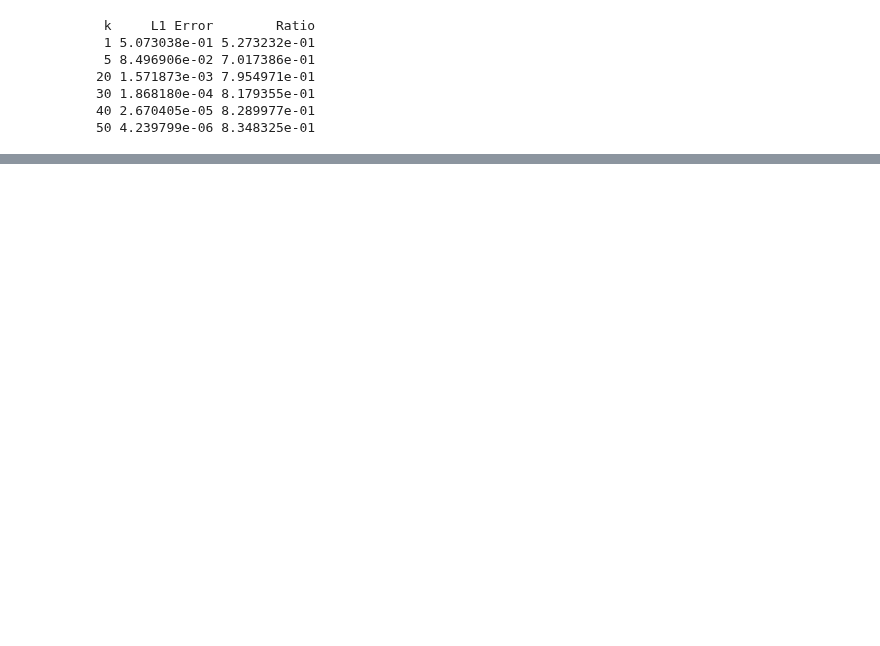
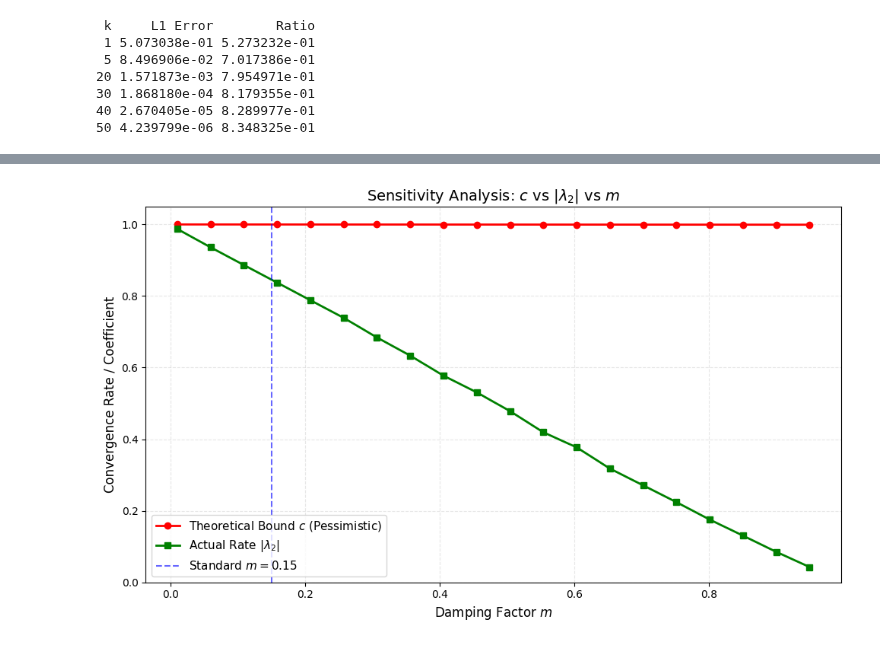
Before and after one commit to giorgiozoccatelli/ComputationalLinearAlgebra, a Jupyter notebook: PageRank/es11.ipynb, the cells around one changed output, grey strips where cells are left out. Saved outputs shown, nothing was run; the diff lists cells and outputs as text; code cells hidden in the pictures; blank space fills up the shorter version.

```diff
--- a/PageRank/es11.ipynb
+++ b/PageRank/es11.ipynb
@@ -989,3 +998,23 @@ for k in range(steps):
     ratios.append(ratio)
     prev_error = curr_error
 '''
+
+def calculate_c_hollins(A_csr, m):
+
+    n = A_csr.shape[0]
+    A_csc = A_csr.tocsc()
+    col_nnz= np.diff(A_csc.indptr)      #quanti elementi diversi da zero ha ogni colonna
+
+    #ho due situa: uan colonna totalmente divers adsa zero--- min(A)= 1/n ---min(G) = (1-m)/n +m/n= 1/n
+    #se c'è almeno uno zero min(A)=0, min(G) = m/n
+
+    colonna_piena= np.any(col_nnz==n)
+
+    if colonna_piena:
+        print("colonna piena...strano")
+        min_val=1.0/n
+    else:
+        min_val = m/n
+    c=np.abs(1-2*min_val)
+
+    return c
@@ -1021,3 +1048,63 @@ print(df.to_string(index=False, float_format="%.6e"))
 30 1.868180e-04 8.179355e-01
 40 2.670405e-05 8.289977e-01
 50 4.239799e-06 8.348325e-01
+# %%
+def plot_theoretical_sensitivity_hollins(A, steps=60):
+
+    m_values = np.linspace(0.01, 0.95, 20)
+    c_vals=[]
+    lambda2_vals=[]
+    theoretical_vals=[]
+
+    n=A.shape[0]
+
+    for i, m_val in enumerate(m_values):
+        c=calculate_c_hollins(A, m_val)
+        c_vals.append(c)
+
+        v_target, _, _=pagerank_sparse(A, m_val, tol=1e-16, max_iter=5000)
+        x0 = np.ones(n) / n
+        errors, ratios = run_simulation_sparse(A, m_val, x0, v_target, steps=steps)
+        valid_idx = -1
+        for k, err in enumerate(errors):
+            # Se l'errore scende sotto 1e-10, smettiamo di fidarci del ratio successivo
+            if err < 1e-10:
+                valid_idx = k - 1
+                break
+
+        # Se non è mai sceso sotto la soglia, prendiamo l'ultimo disponibile
+        if valid_idx == -1:
+            valid_idx = len(ratios) - 1
+
+        # Gestione sicurezza indici
+        if valid_idx < 0: valid_idx = 0
+        if valid_idx >= len(ratios): valid_idx = len(ratios) - 1
+
+        best_lambda = ratios[valid_idx]
+
+        # Se ancora NaN (succede al passo 0), fallback
+        if np.isnan(best_lambda):
+            best_lambda = 0.0
+
+        lambda2_vals.append(best_lambda)
+
+        if (i+1) % 5 == 0:
+            print(f"  ...m={m_val:.2f} -> Ratio stimato: {best_lambda:.4f}")
+
+    plt.figure(figsize=(10, 6))
+    plt.plot(m_values, c_vals, 'o-', color='red', linewidth=2, label=r'Theoretical Bound $c$ (Pessimistic)')
+    plt.plot(m_values, lambda2_vals, 's-', color='green', linewidth=2, label=r'Actual Rate $|\lambda_2|$')
+    plt.axvline(0.15, color='blue', linestyle='--', alpha=0.6, label=r'Standard $m=0.15$')
+
+    plt.title(r'Sensitivity Analysis: $c$ vs $|\lambda_2|$ vs $m$', fontsize=14)
+    plt.xlabel('Damping Factor $m$', fontsize=12)
+    plt.ylabel('Convergence Rate / Coefficient', fontsize=12)
+    plt.ylim(0, 1.05)
+    plt.grid(True, alpha=0.3, linestyle='--')
+    plt.legend(fontsize=11, loc='lower left')
+
+    plt.tight_layout()
+    plt.show()
+
+plot_theoretical_sensitivity_hollins(A)
+# %% [output]
@@ -1023,0 +1115 @@ print(df.to_string(index=False, float_format="%.6e"))
+[figure, added]
```
Also changed, not shown: parts of 4 cells of this notebook.
